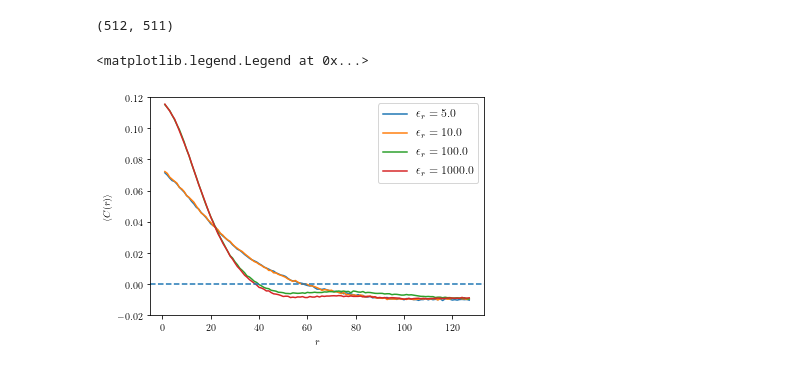
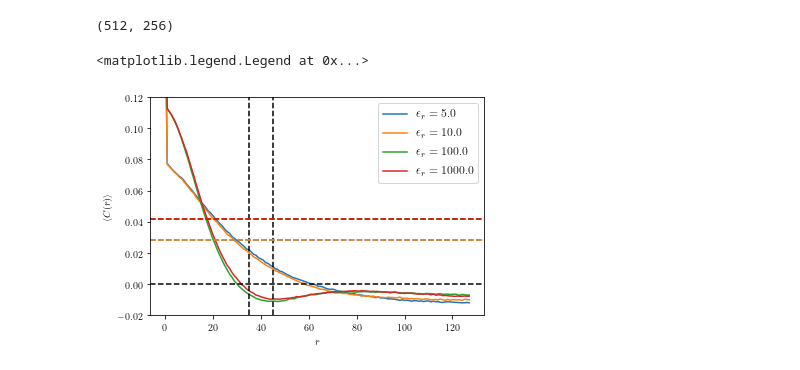
Before and after one commit to mlazarn/Summer18Research, a Jupyter notebook: MonteCarloSim/Untitled6.ipynb, the cells around one changed output. Cells and saved outputs as stored; diff of their text form; code cells hidden in the pictures.

```diff
--- a/MonteCarloSim/Untitled6.ipynb
+++ b/MonteCarloSim/Untitled6.ipynb
@@ -15,11 +15,15 @@ import matplotlib.animation as manimation
 
 plt.rc('text', usetex=True)
 # %%
-data1 = np.genfromtxt("data/reactionRateData6/rate_3/avg_auto_corr.csv", delimiter=',')
-data2 = np.genfromtxt("data/reactionRateData6/rate_4/avg_auto_corr.csv", delimiter=',')
-data3 = np.genfromtxt("data/reactionRateData6/rate_5/avg_auto_corr.csv", delimiter=',')
-data4 = np.genfromtxt("data/reactionRateData6/rate_6/avg_auto_corr.csv", delimiter=',')
+data1 = np.genfromtxt("data/multiData1/rate_0/avg_auto_corr.csv", delimiter=',')
+data2 = np.genfromtxt("data/multiData1/rate_1/avg_auto_corr.csv", delimiter=',')
+data3 = np.genfromtxt("data/multiData1/rate_2/avg_auto_corr.csv", delimiter=',')
+data4 = np.genfromtxt("data/multiData1/rate_3/avg_auto_corr.csv", delimiter=',')
+data5 = np.genfromtxt("data/multiData1/rate_4/avg_auto_corr.csv", delimiter=',')
+data6 = np.genfromtxt("data/multiData1/rate_5/avg_auto_corr.csv", delimiter=',')
+data7 = np.genfromtxt("data/multiData1/rate_6/avg_auto_corr.csv", delimiter=',')
+data8 = np.genfromtxt("data/multiData1/rate_7/avg_auto_corr.csv", delimiter=',')
 # %%
 data1.shape
 # %% [output]
-(512, 511)
+(512, 256)
@@ -28,22 +30,38 @@ r = range(511)
+# %%
+r = np.arange(data1.shape[-1])
 # %%
-k = 80
+k = 90
 # %%
 #data1[k, 0] = np.nan
 #data2[k, 0] = np.nan
 #data3[k, 0] = np.nan
 #data4[k, 0] = np.nan
+#r1 = r / 512
+#g1 = data1[k, 1]
+#g4 = data4[k,1]
+l1 = data5[k, 1] * np.exp(-1)
+l2 = data6[k, 1] * np.exp(-1)
+l3 = data7[k, 1] * np.exp(-1)
+l4 = data8[k, 1] * np.exp(-1)
+fig1, ax1 = plt.subplots(facecolor="white")
+ax1.plot(r[0:128], data5[k,0:128], label=r'$\epsilon_r=5.0$')
+ax1.plot(r[0:128], data6[k,0:128], label=r'$\epsilon_r=10.0$')
+ax1.plot(r[0:128], data7[k,0:128], label=r'$\epsilon_r=100.0$')
+ax1.plot(r[0:128], data8[k,0:128], label=r'$\epsilon_r=1000.0$')
+ax1.axvline(45, linestyle='--', color='k')
+ax1.axvline(35, linestyle='--', color='k')
 
-fig1, ax1 = plt.subplots(facecolor="white")
-ax1.plot(r[0:128], data1[k,0:128], label=r'$\epsilon_r=5.0$')
-ax1.plot(r[0:128], data2[k,0:128], label=r'$\epsilon_r=10.0$')
-ax1.plot(r[0:128], data3[k,0:128], label=r'$\epsilon_r=100.0$')
-ax1.plot(r[0:128], data4[k,0:128], label=r'$\epsilon_r=1000.0$')
-ax1.axhline(0.0, linestyle='--')
+ax1.axhline(0.0, linestyle='--', color='k')
+ax1.axhline(l1, linestyle='--', color='b')
+ax1.axhline(l2, linestyle='--', color='orange')
+ax1.axhline(l3, linestyle='--', color='g')
+ax1.axhline(l4, linestyle='--', color='r')
 ax1.set_xlabel(r'$r$')
 ax1.set_ylabel(r'$\langle C(r)\rangle$')
+#ax1.set_xlim(left=0.0, right=0.3)
 ax1.set_ylim(bottom=-0.02, top=0.12)
 ax1.legend(fontsize='large')
 # %% [output]
 <matplotlib.legend.Legend at 0x...>
-[figure, old version]
+[figure, new version]
 # %%
```
Also changed, not shown: parts of 9 cells of this notebook, 5 other files.
